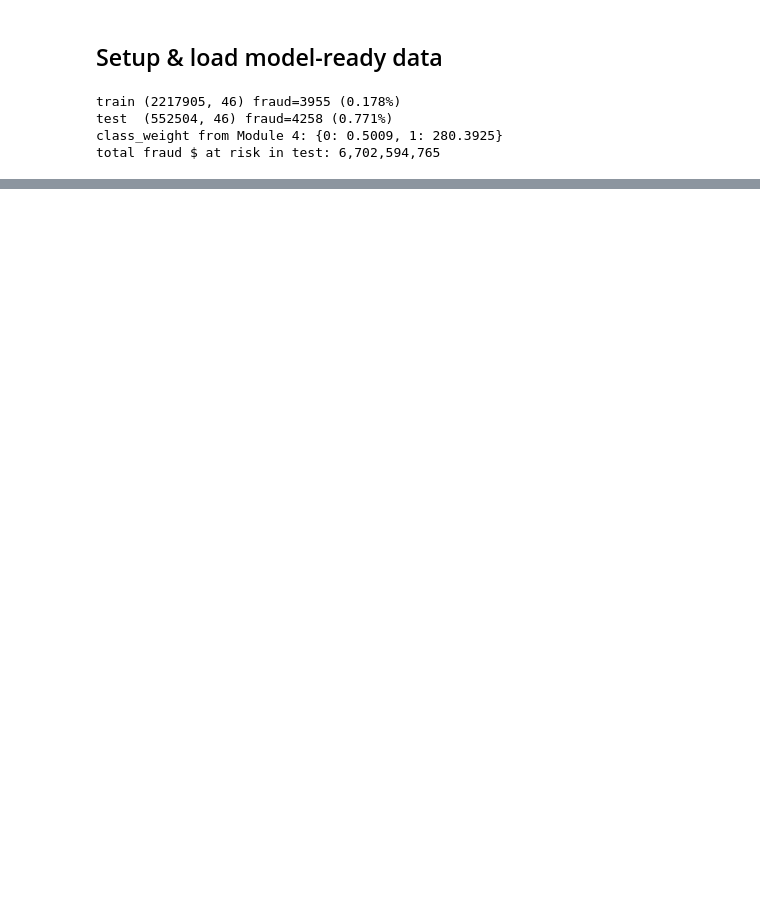
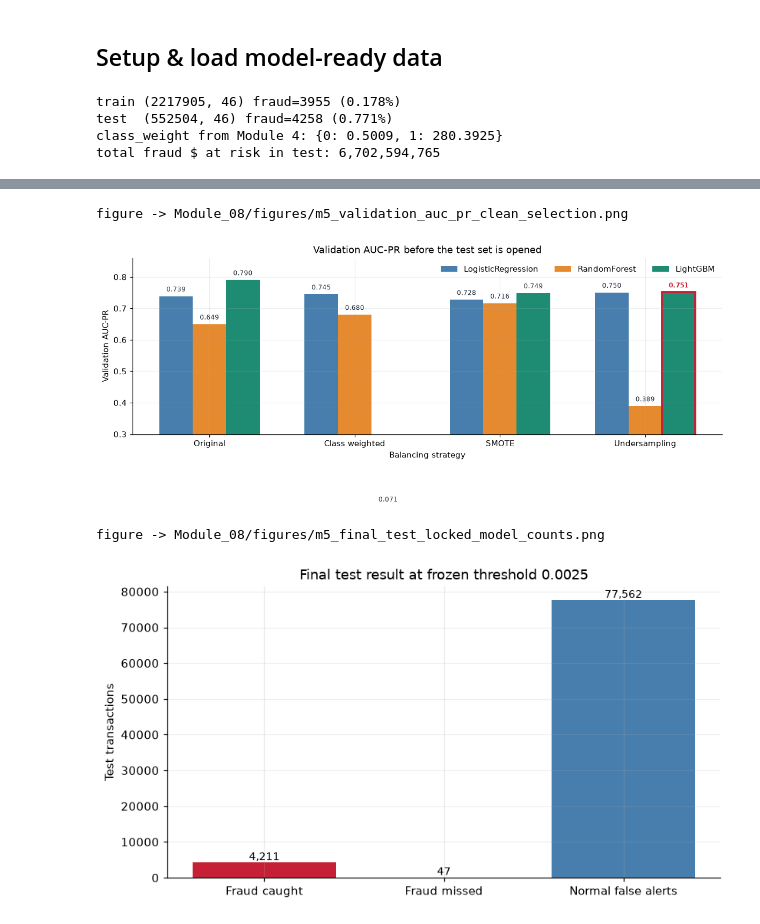
Before and after one commit to anhhq01/business-analysis-hust, a Jupyter notebook: Module_05/model_development.ipynb, the cells around one changed output, grey strips where cells are left out. Cells and saved outputs as stored; diff of their text form; code cells hidden in the pictures; blank space fills up the shorter version.

```diff
--- a/Module_05/model_development.ipynb
+++ b/Module_05/model_development.ipynb
@@ -457,0 +691,72 @@ saved -> models/decision_threshold.json
+# %%
+# Validation AUC-PR: all candidates are compared before test.
+val_plot = best_tuning.copy()
+method_order = ['original', 'class_weighted', 'smote', 'undersampling']
+model_order = ['LogisticRegression', 'RandomForest', 'LightGBM']
+colors = {
+    'LogisticRegression': '#477EAD',
+    'RandomForest': '#E58A2F',
+    'LightGBM': '#1E8C73',
+}
+
+fig, ax = plt.subplots(figsize=(10.8, 5.0))
+x = np.arange(len(method_order))
+width = 0.23
+for offset, model_name in enumerate(model_order):
+    values = [
+        float(val_plot[
+            (val_plot['data_balancing'] == method)
+            & (val_plot['model'] == model_name)
+        ]['val_auc_pr'].iloc[0])
+        for method in method_order
+    ]
+    positions = x + (offset - 1) * width
+    bars = ax.bar(positions, values, width, color=colors[model_name], label=model_name)
+    for bar, value, method in zip(bars, values, method_order):
+        selected = method == best_method and model_name == best_name
+        if selected:
+            bar.set_edgecolor('#C52035')
+            bar.set_linewidth(2.5)
+        ax.text(
+            bar.get_x() + bar.get_width()/2, value + 0.01, f'{value:.3f}',
+            ha='center', va='bottom', fontsize=8,
+            color='#C52035' if selected else '#1F2A37',
+            fontweight='bold' if selected else 'normal',
+        )
+ax.set_ylim(0.30, 0.86)
+ax.set_ylabel('Validation AUC-PR')
+ax.set_xlabel('Balancing strategy')
+ax.set_xticks(x)
+ax.set_xticklabels(['Original', 'Class weighted', 'SMOTE', 'Undersampling'])
+ax.set_title('Validation AUC-PR before the test set is opened')
+ax.grid(axis='y', alpha=0.2)
+ax.spines[['top', 'right']].set_visible(False)
+ax.legend(ncol=3, frameon=False)
+fig.tight_layout()
+save_fig(fig, 'm5_validation_auc_pr_clean_selection')
+plt.show()
+
+# One final-test figure: case counts at the frozen validation threshold.
+count_labels = ['Fraud caught', 'Fraud missed', 'Normal false alerts']
+count_values = [
+    int(test_results.iloc[0]['test_tp']),
+    int(test_results.iloc[0]['test_fn']),
+    int(test_results.iloc[0]['test_fp']),
+]
+fig, ax = plt.subplots(figsize=(7.6, 4.2))
+bars = ax.bar(count_labels, count_values, color=['#C52035', '#F0A202', '#477EAD'])
+for bar, value in zip(bars, count_values):
+    ax.text(bar.get_x() + bar.get_width()/2, value, f'{value:,}',
+            ha='center', va='bottom', fontsize=9)
+ax.set_ylabel('Test transactions')
+ax.set_title(f'Final test result at frozen threshold {t_star:.4f}')
+ax.grid(axis='y', alpha=0.2)
+ax.spines[['top', 'right']].set_visible(False)
+fig.tight_layout()
+save_fig(fig, 'm5_final_test_locked_model_counts')
+plt.show()
+# %% [output]
+figure -> Module_08/figures/m5_validation_auc_pr_clean_selection.png
+[figure, added]
+figure -> Module_08/figures/m5_final_test_locked_model_counts.png
+[figure, added]
```
Also changed, not shown: parts of 30 cells of this notebook, 39 other files.
